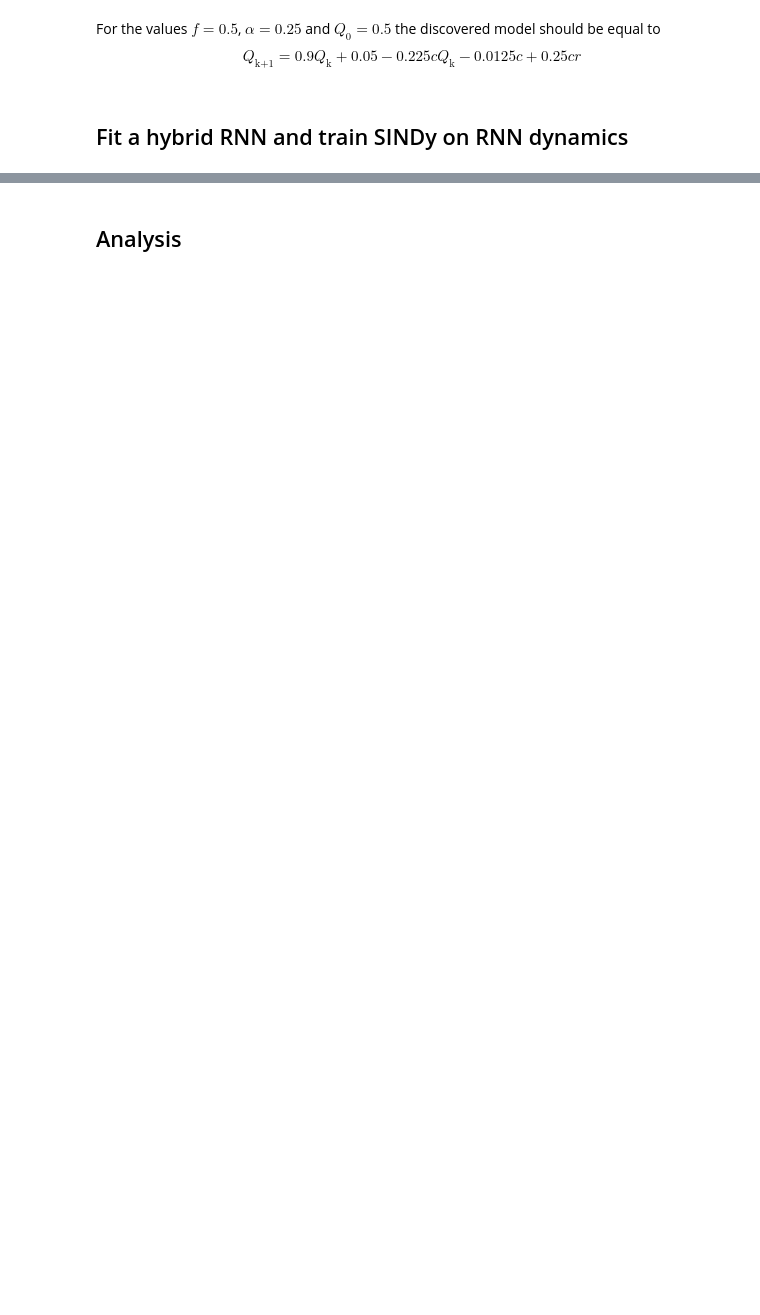
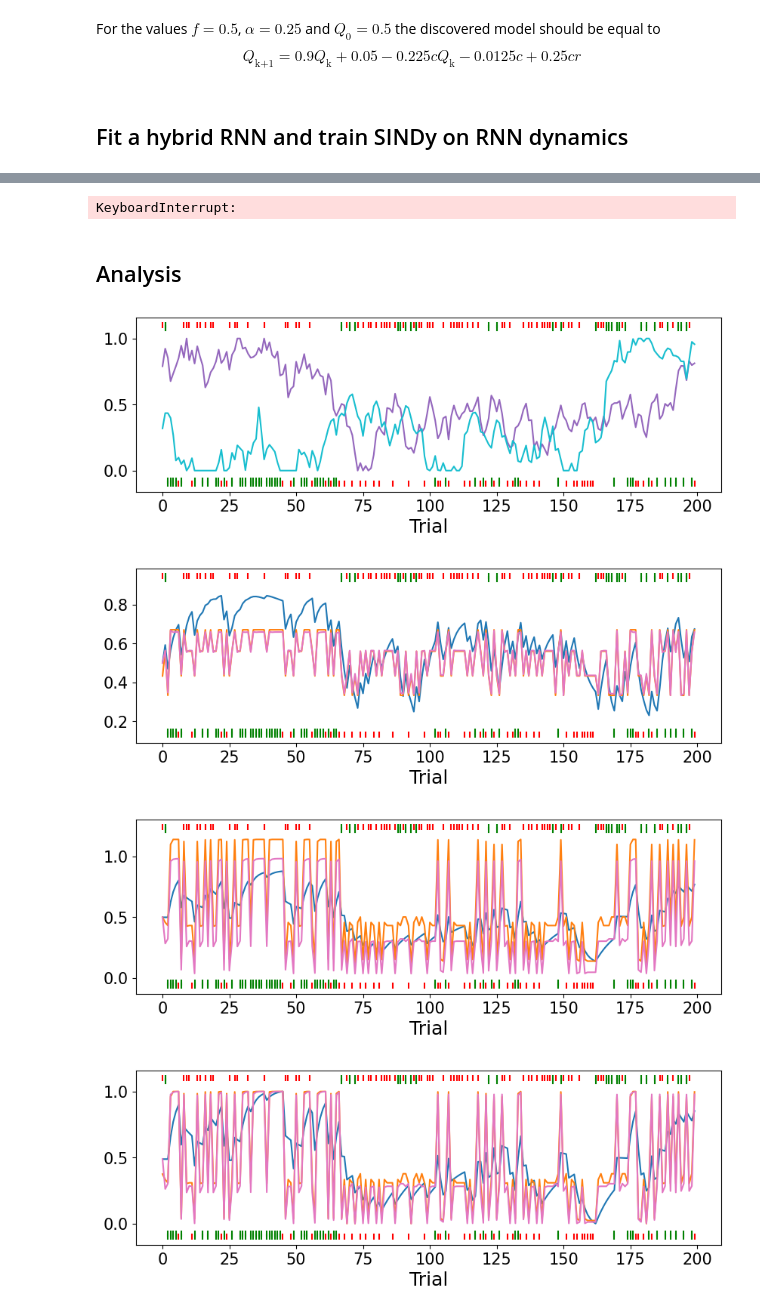
Before and after one commit to whyhardt/closedloop_rl, a Jupyter notebook: SindyRL_RNN.ipynb, the cells around one changed output, grey strips where cells are left out. Saved outputs shown, nothing was run; the diff lists cells and outputs as text; code cells hidden in the pictures; blank space fills up the shorter version.

```diff
--- a/SindyRL_RNN.ipynb
+++ b/SindyRL_RNN.ipynb
@@ -262,7 +273,7 @@ model = rnn.RNN(
 
 optimizer_rnn = torch.optim.Adam(model.parameters(), lr=1e-3)
 # %%
-train = True
+train = False
 load = False  # only relevant if train is True --> Determines whether to load trained parameters and continue training or start new training
 
 # params_path = 'params/params_rnn_forget_f01.pkl'
@@ -278,13 +289,13 @@ if train:
 
   #@title Fit the hybrid RNN
   print('Training the hybrid RNN...')
-  model, optimizer_rnn, _ = rnn_utils.fit_model(
+  model, optimizer_rnn, _ = rnn_training.fit_model(
       model=model,
       dataset=dataset_train,
       optimizer=optimizer_rnn,
       convergence_threshold=1e-5,
-      n_steps_max=1000,
-      batch_size=dataset_train._batch_size,
+      n_steps_max=10000,
+      batch_size=dataset_train.batch_size,
   )
 
   # save trained parame
@@ -302,13 +315,13 @@ else:
 # %%
 #@title Synthesize a dataset using the fitted network
-hybrnn_agent = bandits.AgentNetwork_VisibleState(model, habit=habit_weight==1, n_actions=n_actions)
-dataset_hybrnn, experiment_list_hybrnn = bandits.create_dataset(hybrnn_agent, environment, n_trials_per_session, int(n_sessions*1e-1))
+rnn_agent = bandits.AgentNetwork(model, n_actions=n_actions, habit=habit_weight==1)
+dataset_hybrnn, experiment_list_hybrnn = bandits.create_dataset(rnn_agent, environment, n_trials_per_session, int(n_sessions*1e-1))
 # %%
 #@title Fit SINDy to RNN data and synthesize new dataset
 
 threshold = 0.015
 
-x_train, control, feature_names = sindy_utils.make_sindy_data(experiment_list_hybrnn, hybrnn_agent, get_choices=True)
+x_train, control, feature_names = sindy_utils.make_sindy_data(experiment_list_hybrnn, rnn_agent, get_choices=True)
 # x_train, control, feature_names = sindy_utils.make_sindy_data(experiment_list_train, agent, get_choices=get_choices)
 # scale q-values between 0 and 1 for more realistic dynamics
 x_max = np.max(np.stack(x_train, axis=0))
@@ -341,5 +354,5 @@ if not get_choices:
 else:
     update_rule_rnnsindy = lambda q, choice, reward: rnnsindy.simulate(q, t=2, u=np.array([choice, reward]).reshape(1, 2))[-1]
 
-rnnsindyagent = AgentSindy(alpha=0, beta=1, n_actions=n_actions)
+rnnsindyagent = bandits.AgentSindy(alpha=0, beta=1, n_actions=n_actions)
 rnnsindyagent.set_update_rule(update_rule_rnnsindy)
@@ -382,7 +377,7 @@ epochs_max = 100
 session_id = 0
 
 # get choice probabilities of the RNN
-qs, choice_probs_rnn = sindy_utils.get_q(experiment_list_hybrnn[session_id], hybrnn_agent)
+qs, choice_probs_rnn = sindy_utils.get_q(experiment_list_hybrnn[session_id], rnn_agent)
 
 # set prior for beta parameter; x_max seems to be a good starting point
 # beta_range = np.linspace(x_max-1, x_max+1, n_points)
@@ -391,7 +386,7 @@ beta_range = np.linspace(1, 10, n_points)
 # get choice probabilities of the SINDy agent for each beta in beta_range
 choice_probs_sindy = np.zeros((len(beta_range), len(choice_probs_rnn), n_actions))
 for i, beta in enumerate(beta_range):
-    sindy_agent = AgentSindy(alpha=0, beta=beta, n_actions=n_actions)
+    sindy_agent = bandits.AgentSindy(alpha=0, beta=beta, n_actions=n_actions)
     sindy_agent.set_update_rule(update_rule_rnnsindy)
     _, choice_probs_sindy_beta = sindy_utils.get_q(experiment_list_hybrnn[session_id], sindy_agent)
 
@@ -415,8 +410,10 @@ plt.show()
 
 print(f'Setting up SINDy agent with beta={beta}...')
 
-rnnsindyagent = AgentSindy(alpha=0, beta=beta, n_actions=n_actions)
+rnnsindyagent = bandits.AgentSindy(alpha=0, beta=beta, n_actions=n_actions)
 rnnsindyagent.set_update_rule(update_rule_rnnsindy)
+# %% [output]
+KeyboardInterrupt:
 # %%
 # perform experiments with the SINDy agent
 _, experiment_list_rnnsindy = bandits.create_dataset(rnnsindyagent, environment, n_trials_per_session, 1)#n_sessions)
@@ -464,7 +461,7 @@ if label_test in labels:
     list_probs.append(np.expand_dims(probs_test, 0))
     list_qs.append(np.expand_dims(qs_test, 0))
 if label_hybrnn in labels:
-    qs_hybrnn, probs_hybrnn = sindy_utils.get_q(experiment_list_test[session_id], hybrnn_agent)
+    qs_hybrnn, probs_hybrnn = sindy_utils.get_q(experiment_list_test[session_id], rnn_agent)
     list_probs.append(np.expand_dims(probs_hybrnn, 0))
     list_qs.append(np.expand_dims(qs_hybrnn, 0))
 if label_datasindy in labels:
@@ -477,7 +474,7 @@ if label_rnnsindy in labels:
     list_qs.append(np.expand_dims(qs_rnnsindy, 0))
 
 # colors = ['cyan', 'magenta', 'yellow', 'grey']
-colors = ['tab:blue', 'tab:orange', 'tab:pink', 'tab:gray']
+colors = ['tab:blue', 'tab:orange', 'tab:pink', 'tab:grey']
 
 # concatenate all choice probs and q-values
 probs = np.concatenate(list_probs, axis=0)
@@ -574,30 +571,35 @@ plt.show() if not save_fig else plt.savefig('plots/dq_darm.png', dpi=1000)
 # Plot proportion Leftward Choices over difference in reward prob (left vs right)
 
 # experiment_list = []
 # if label_test in labels:
 #     print('Test dataset:')
 #     bandits.show_total_reward_rate(experiment_list_test)
 #     bandits.show_valuemetric(experiment_list_test, label=label_test)
 #     experiment_list.append(experiment_list_test)
 # if label_hybrnn in labels:
 #     print('RNN dataset:')
 #     bandits.show_total_reward_rate(experiment_list_hybrnn)
 #     bandits.show_valuemetric(experiment_list_hybrnn, label=label_hybrnn)
 #     experiment_list.append(experiment_list_hybrnn)
 # if label_datasindy in labels:
 #     print('Data SINDy dataset:')
 #     bandits.show_total_reward_rate(experiment_list_datasindy)
 #     bandits.show_valuemetric(experiment_list_datasindy, label=label_datasindy)
 #     experiment_list.append(experiment_list_datasindy)
 # if label_rnnsindy in labels:
 #     print('RNN SINDy dataset:')
 #     bandits.show_total_reward_rate(experiment_list_rnnsindy)
 #     bandits.show_valuemetric(experiment_list_rnnsindy, label=label_rnnsindy)
 #     experiment_list.append(experiment_list_rnnsindy)
 # plt.legend()
 # plt.show()
 
 # # plot choice similarity over history
 # plt.figure()
 # plot_action_similarity_to_history(experiment_list, n_steps_back=16, labels=labels, bbox_to_anchor=(1, 1))
 # plt.show()
+# %% [output]
+[figure, added]
+[figure, added]
+[figure, added]
+[figure, added]
```
Also changed, not shown: parts of 8 cells of this notebook, 22 other files.
